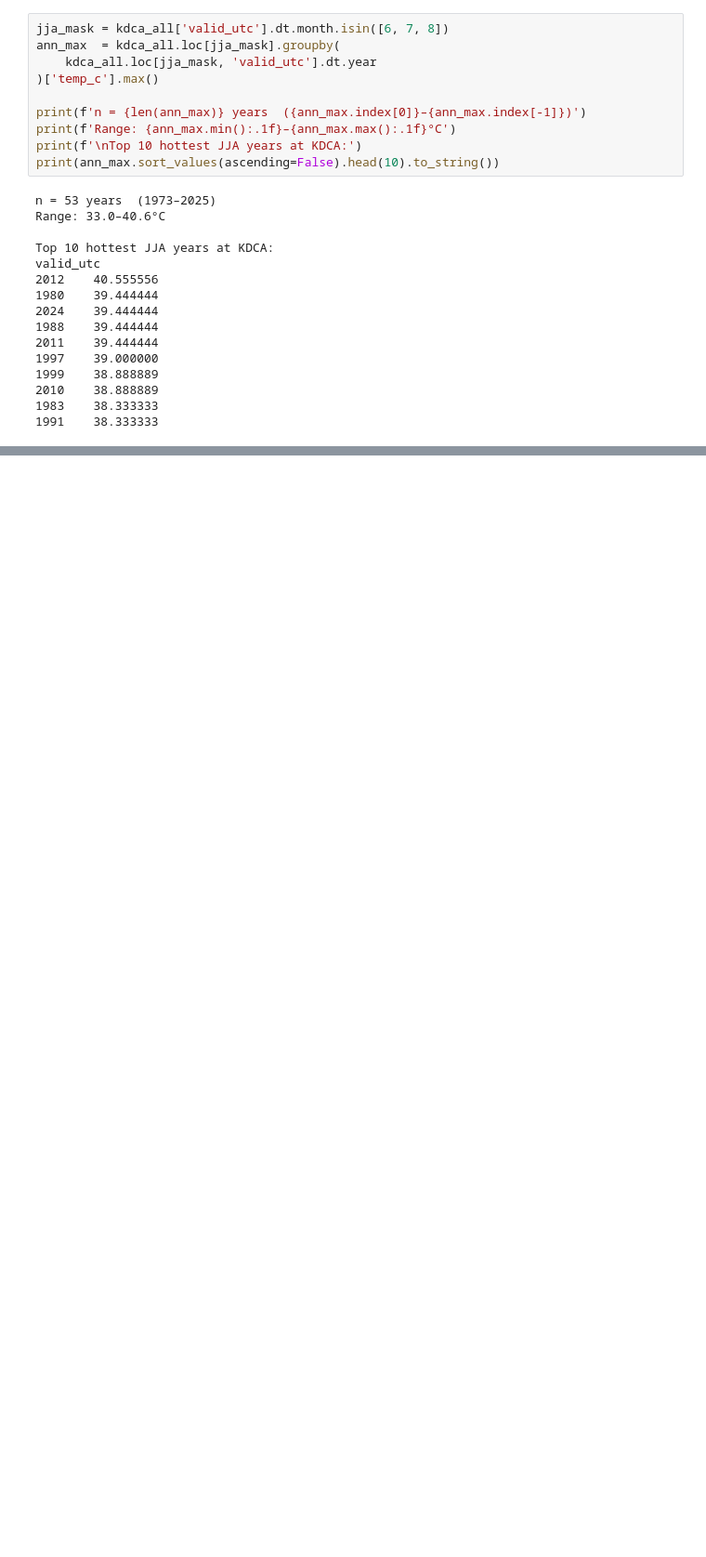
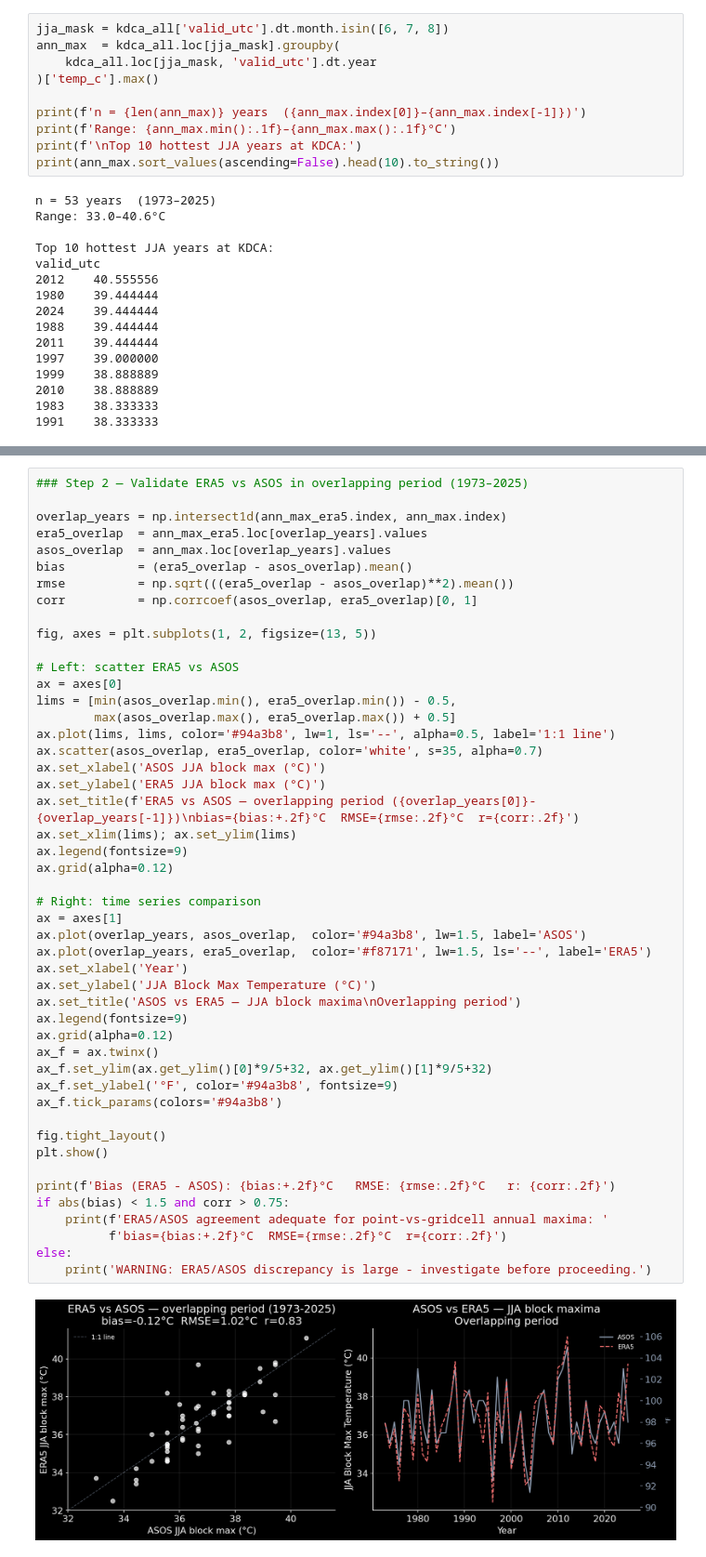
Before and after one commit to sotarolab/weather-extremes, a Jupyter notebook: analyses/dc_heatwave_2026/dc_heatwave_2026_analysis.ipynb, the cells around one changed output, grey strips where cells are left out. Shown at 93% size. Saved outputs shown, nothing was run; the diff lists cells and outputs as text; blank space fills up the shorter version.

```diff
--- a/analyses/dc_heatwave_2026/dc_heatwave_2026_analysis.ipynb
+++ b/analyses/dc_heatwave_2026/dc_heatwave_2026_analysis.ipynb
@@ -510,0 +702,50 @@ plt.show()
+# %%
+### Step 2 — Validate ERA5 vs ASOS in overlapping period (1973–2025)
+
+overlap_years = np.intersect1d(ann_max_era5.index, ann_max.index)
+era5_overlap  = ann_max_era5.loc[overlap_years].values
+asos_overlap  = ann_max.loc[overlap_years].values
+bias          = (era5_overlap - asos_overlap).mean()
+rmse          = np.sqrt(((era5_overlap - asos_overlap)**2).mean())
+corr          = np.corrcoef(asos_overlap, era5_overlap)[0, 1]
+
+fig, axes = plt.subplots(1, 2, figsize=(13, 5))
+
+# Left: scatter ERA5 vs ASOS
+ax = axes[0]
+lims = [min(asos_overlap.min(), era5_overlap.min()) - 0.5,
+        max(asos_overlap.max(), era5_overlap.max()) + 0.5]
+ax.plot(lims, lims, color='#94a3b8', lw=1, ls='--', alpha=0.5, label='1:1 line')
+ax.scatter(asos_overlap, era5_overlap, color='white', s=35, alpha=0.7)
+ax.set_xlabel('ASOS JJA block max (°C)')
+ax.set_ylabel('ERA5 JJA block max (°C)')
+ax.set_title(f'ERA5 vs ASOS — overlapping period ({overlap_years[0]}-{overlap_years[-1]})\nbias={bias:+.2f}°C  RMSE={rmse:.2f}°C  r={corr:.2f}')
+ax.set_xlim(lims); ax.set_ylim(lims)
+ax.legend(fontsize=9)
+ax.grid(alpha=0.12)
+
+# Right: time series comparison
+ax = axes[1]
+ax.plot(overlap_years, asos_overlap,  color='#94a3b8', lw=1.5, label='ASOS')
+ax.plot(overlap_years, era5_overlap,  color='#f87171', lw=1.5, ls='--', label='ERA5')
+ax.set_xlabel('Year')
+ax.set_ylabel('JJA Block Max Temperature (°C)')
+ax.set_title('ASOS vs ERA5 — JJA block maxima\nOverlapping period')
+ax.legend(fontsize=9)
+ax.grid(alpha=0.12)
+ax_f = ax.twinx()
+ax_f.set_ylim(ax.get_ylim()[0]*9/5+32, ax.get_ylim()[1]*9/5+32)
+ax_f.set_ylabel('°F', color='#94a3b8', fontsize=9)
+ax_f.tick_params(colors='#94a3b8')
+
+fig.tight_layout()
+plt.show()
+
+print(f'Bias (ERA5 - ASOS): {bias:+.2f}°C   RMSE: {rmse:.2f}°C   r: {corr:.2f}')
+if abs(bias) < 1.5 and corr > 0.75:
+    print(f'ERA5/ASOS agreement adequate for point-vs-gridcell annual maxima: '
+          f'bias={bias:+.2f}°C  RMSE={rmse:.2f}°C  r={corr:.2f}')
+else:
+    print('WARNING: ERA5/ASOS discrepancy is large - investigate before proceeding.')
+# %% [output]
+[figure, added]
```
Also changed, not shown: parts of 38 cells of this notebook, 4 other files.
